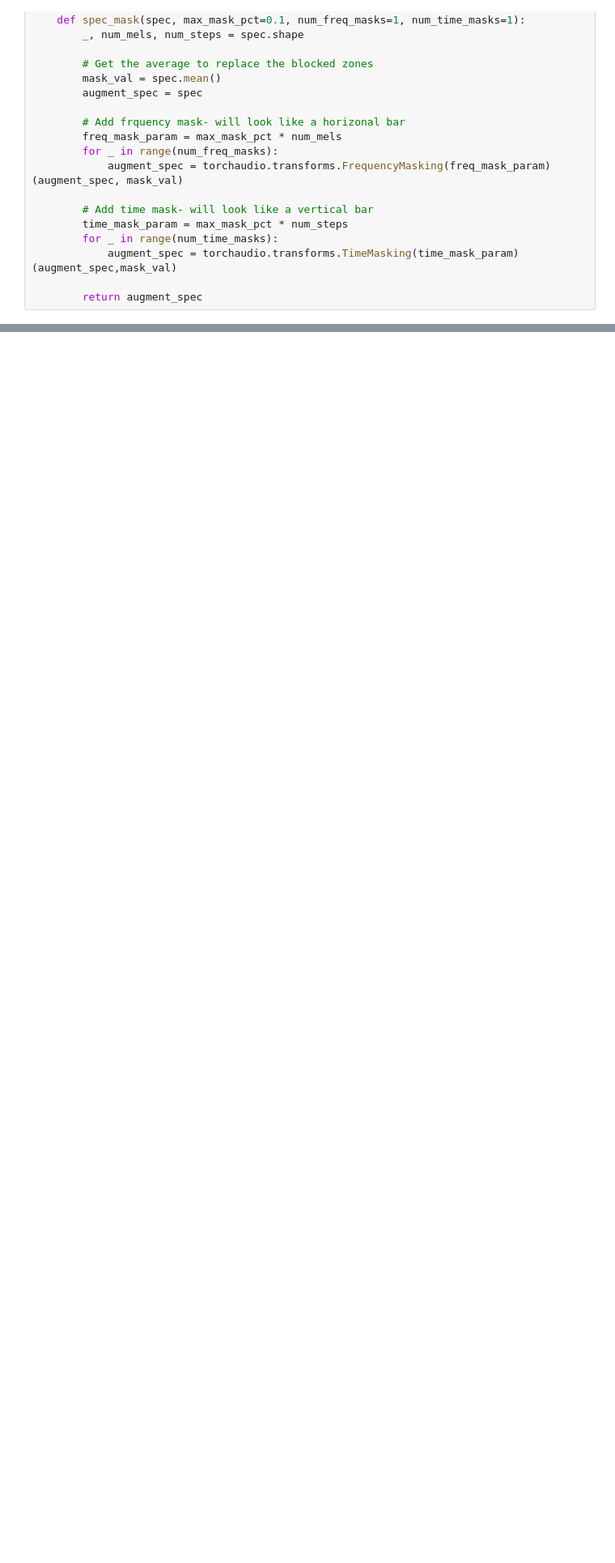
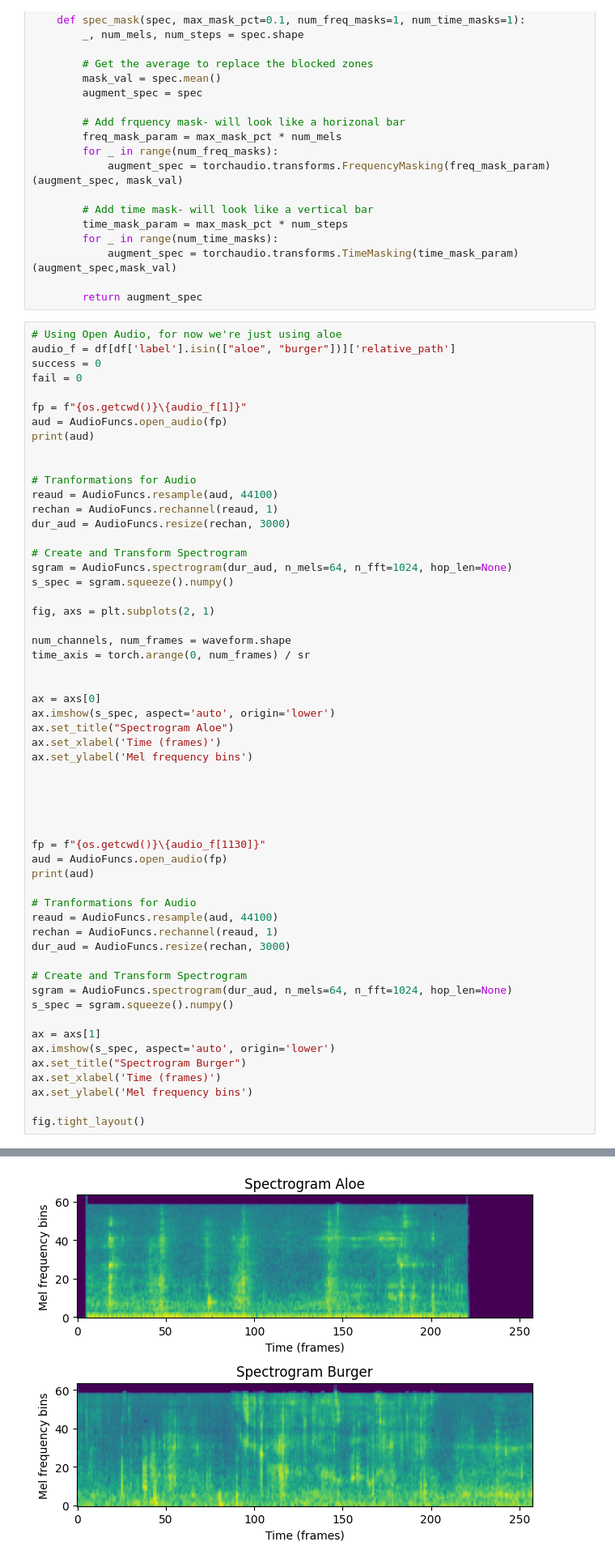
Before and after one commit to trueshiba/ML-audio-chef, a Jupyter notebook: text_zone.ipynb, the cells around one changed output, grey strips where cells are left out. Shown at 81% size. Cells and saved outputs as stored; diff of their text form; blank space fills up the shorter version.

```diff
--- a/text_zone.ipynb
+++ b/text_zone.ipynb
@@ -600,3 +593,60 @@ class AudioFuncs():
             augment_spec = torchaudio.transforms.TimeMasking(time_mask_param)(augment_spec,mask_val)
 
         return augment_spec
+# %%
+# Using Open Audio, for now we're just using aloe
+audio_f = df[df['label'].isin(["aloe", "burger"])]['relative_path']
+success = 0
+fail = 0
+
+fp = f"{os.getcwd()}\{audio_f[1]}"
+aud = AudioFuncs.open_audio(fp)
+print(aud)
+
+
+# Tranformations for Audio
+reaud = AudioFuncs.resample(aud, 44100)
+rechan = AudioFuncs.rechannel(reaud, 1)
+dur_aud = AudioFuncs.resize(rechan, 3000)
+
+# Create and Transform Spectrogram
+sgram = AudioFuncs.spectrogram(dur_aud, n_mels=64, n_fft=1024, hop_len=None)
+s_spec = sgram.squeeze().numpy()
+
+fig, axs = plt.subplots(2, 1)
+
+num_channels, num_frames = waveform.shape
+time_axis = torch.arange(0, num_frames) / sr
+
+
+ax = axs[0]
+ax.imshow(s_spec, aspect='auto', origin='lower')
+ax.set_title("Spectrogram Aloe")
+ax.set_xlabel('Time (frames)')
+ax.set_ylabel('Mel frequency bins')
+
+
+
+
+
+fp = f"{os.getcwd()}\{audio_f[1130]}"
+aud = AudioFuncs.open_audio(fp)
+print(aud)
+
+# Tranformations for Audio
+reaud = AudioFuncs.resample(aud, 44100)
+rechan = AudioFuncs.rechannel(reaud, 1)
+dur_aud = AudioFuncs.resize(rechan, 3000)
+
+# Create and Transform Spectrogram
+sgram = AudioFuncs.spectrogram(dur_aud, n_mels=64, n_fft=1024, hop_len=None)
+s_spec = sgram.squeeze().numpy()
+
+ax = axs[1]
+ax.imshow(s_spec, aspect='auto', origin='lower')
+ax.set_title("Spectrogram Burger")
+ax.set_xlabel('Time (frames)')
+ax.set_ylabel('Mel frequency bins')
+
+fig.tight_layout()
+# %% [output]
@@ -603,3 +655,4 @@ class AudioFuncs():
+[figure, added]
 # %%
 class FoodAudioDS(Dataset):
     def __init__(self, df, dir_path, transform=None, target_transform=None):
```
Also changed, not shown: parts of 22 cells of this notebook.
